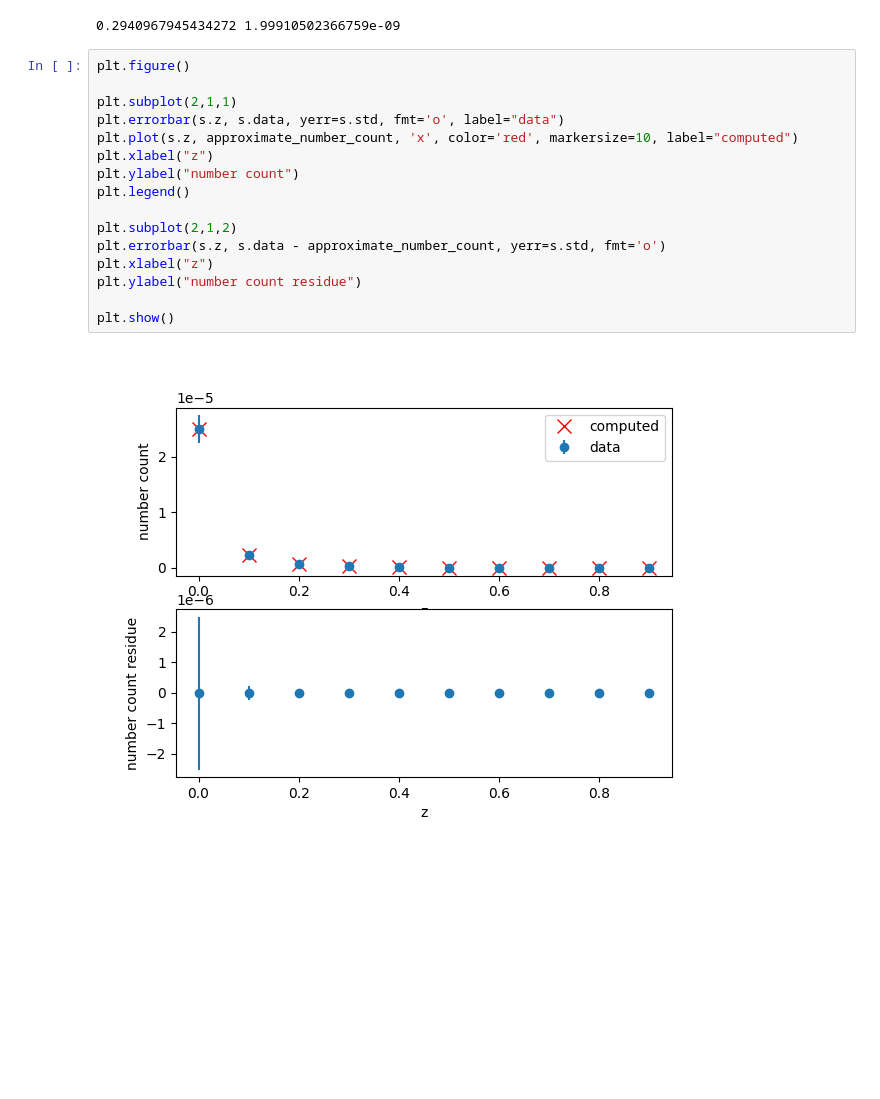
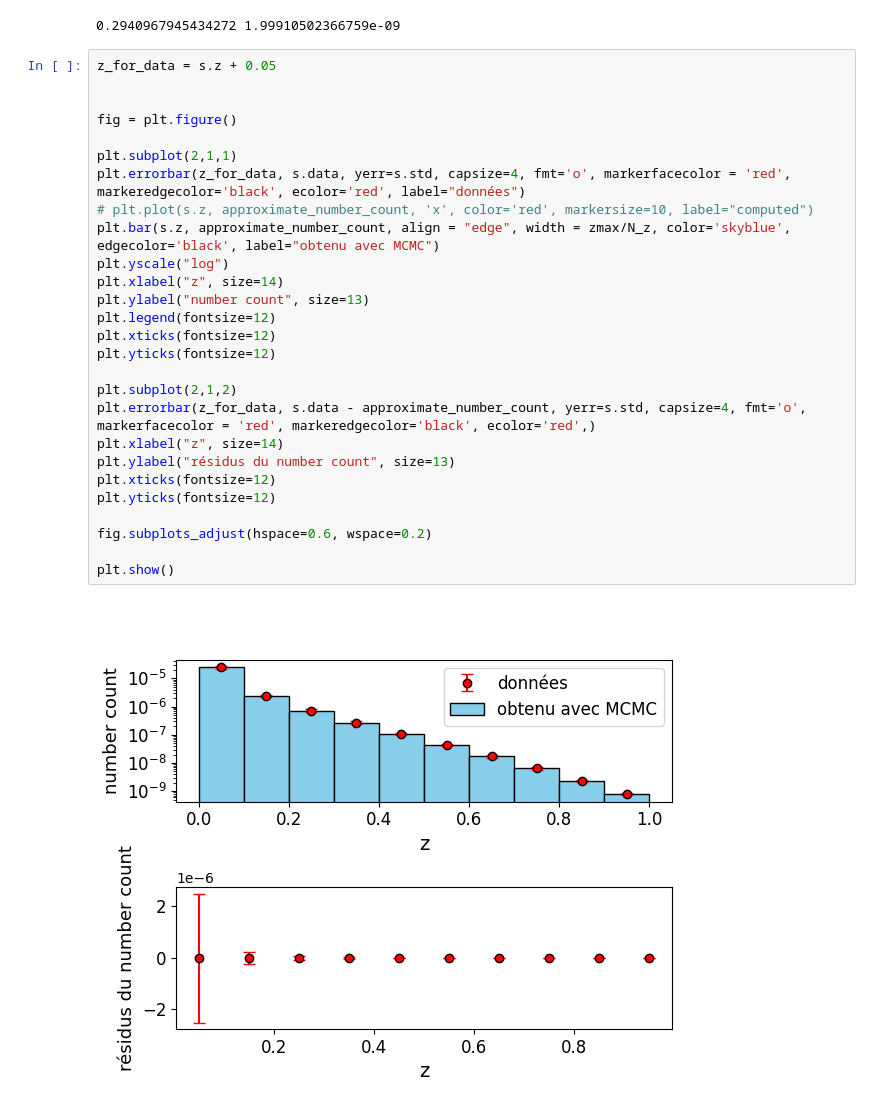
Before and after one commit to Thomas054/My_hmf, a Jupyter notebook: Read_data.ipynb, the cells around one changed output. Drawn from its saved outputs; the diff is of its cells as text; blank space fills up the shorter version.

```diff
--- a/Read_data.ipynb
+++ b/Read_data.ipynb
@@ -207,20 +210,31 @@ approximate_number_count = s.get_approximate_number_count(prefix)
 # %% [output]
 0.2940967945434272 1.99910502366759e-09
 # %%
-plt.figure()
+z_for_data = s.z + 0.05
+
+
+fig = plt.figure()
 
 plt.subplot(2,1,1)
-plt.errorbar(s.z, s.data, yerr=s.std, fmt='o', label="data")
-plt.plot(s.z, approximate_number_count, 'x', color='red', markersize=10, label="computed")
-plt.xlabel("z")
-plt.ylabel("number count")
-plt.legend()
+plt.errorbar(z_for_data, s.data, yerr=s.std, capsize=4, fmt='o', markerfacecolor = 'red', markeredgecolor='black', ecolor='red', label="données")
+# plt.plot(s.z, approximate_number_count, 'x', color='red', markersize=10, label="computed")
+plt.bar(s.z, approximate_number_count, align = "edge", width = zmax/N_z, color='skyblue', edgecolor='black', label="obtenu avec MCMC")
+plt.yscale("log")
+plt.xlabel("z", size=14)
+plt.ylabel("number count", size=13)
+plt.legend(fontsize=12)
+plt.xticks(fontsize=12)
+plt.yticks(fontsize=12)
 
 plt.subplot(2,1,2)
-plt.errorbar(s.z, s.data - approximate_number_count, yerr=s.std, fmt='o')
-plt.xlabel("z")
-plt.ylabel("number count residue")
+plt.errorbar(z_for_data, s.data - approximate_number_count, yerr=s.std, capsize=4, fmt='o', markerfacecolor = 'red', markeredgecolor='black', ecolor='red',)
+plt.xlabel("z", size=14)
+plt.ylabel("résidus du number count", size=13)
+plt.xticks(fontsize=12)
+plt.yticks(fontsize=12)
+
+fig.subplots_adjust(hspace=0.6, wspace=0.2)
 
 plt.show()
 # %% [output]
-[figure, old version]
+[figure, new version]
```
Also changed, not shown: parts of 2 cells of this notebook.
